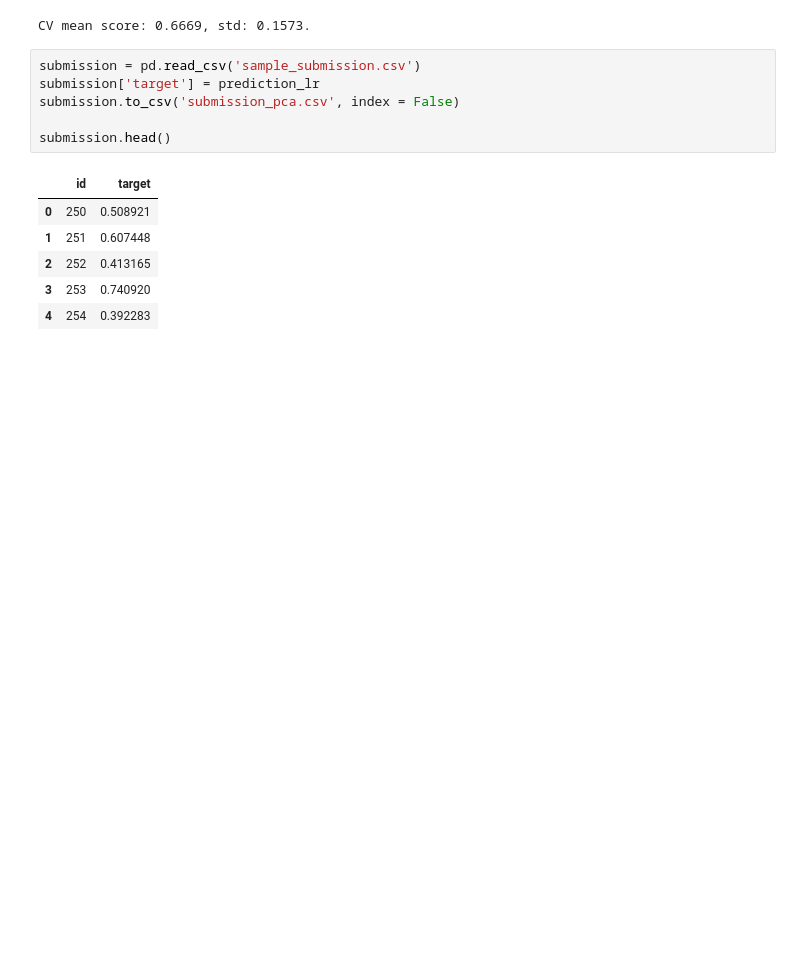
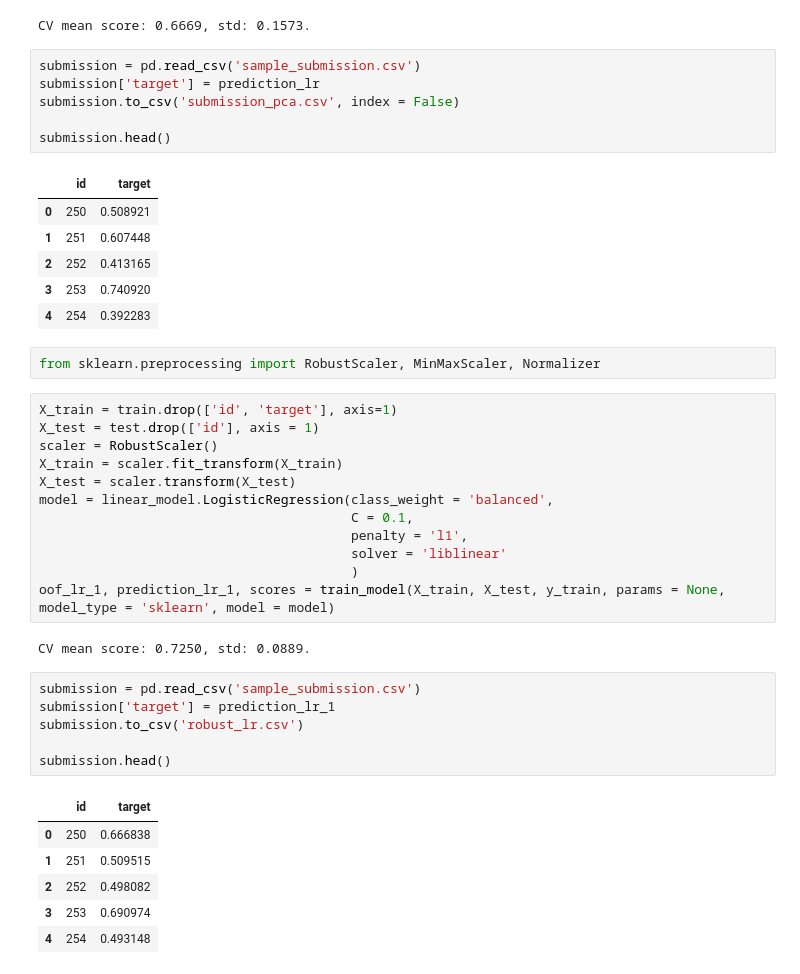
Before and after one commit to HQuality/Kagglez, a Jupyter notebook: Dont Overfit! II/Untitled.ipynb, the cells around one changed output. Drawn from its saved outputs; the diff is of its cells as text; blank space fills up the shorter version.

Commit message:
robust_lr

```diff
--- a/Dont Overfit! II/Untitled.ipynb
+++ b/Dont Overfit! II/Untitled.ipynb
@@ -1214,3 +1214,32 @@ submission.head()
 | 2 | 252 | 0.413165 |
 | 3 | 253 | 0.740920 |
 | 4 | 254 | 0.392283 |
+# %%
+from sklearn.preprocessing import RobustScaler, MinMaxScaler, Normalizer
+# %%
+X_train = train.drop(['id', 'target'], axis=1)
+X_test = test.drop(['id'], axis = 1)
+scaler = RobustScaler()
+X_train = scaler.fit_transform(X_train)
+X_test = scaler.transform(X_test)
+model = linear_model.LogisticRegression(class_weight = 'balanced',
+                                        C = 0.1,
+                                        penalty = 'l1',
+                                        solver = 'liblinear'
+                                        )
+oof_lr_1, prediction_lr_1, scores = train_model(X_train, X_test, y_train, params = None, model_type = 'sklearn', model = model)
+# %% [output]
+CV mean score: 0.7250, std: 0.0889.
+# %%
+submission = pd.read_csv('sample_submission.csv')
+submission['target'] = prediction_lr_1
+submission.to_csv('robust_lr.csv')
+
+submission.head()
+# %% [output]
+|  | id | target |
+| 0 | 250 | 0.666838 |
+| 1 | 251 | 0.509515 |
+| 2 | 252 | 0.498082 |
+| 3 | 253 | 0.690974 |
+| 4 | 254 | 0.493148 |
```
Also changed, not shown: 1 other file.
